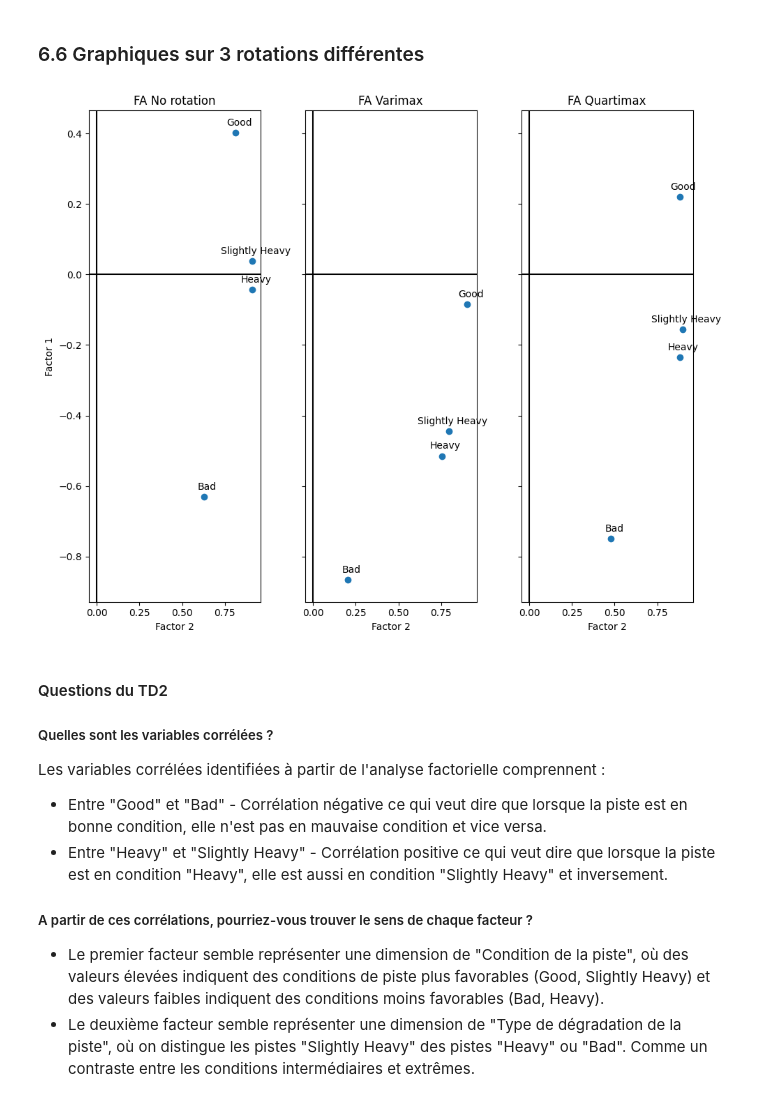
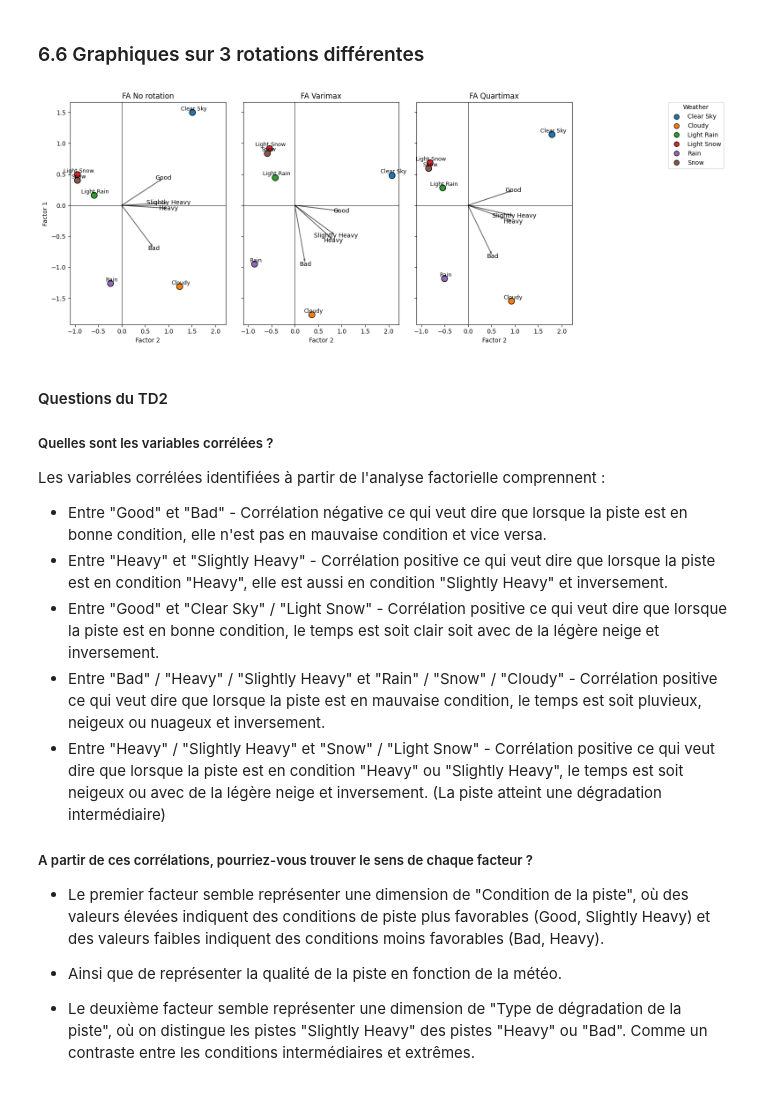
Before and after one commit to Arcthuruss/Glue-factory-analysis, a Jupyter notebook: Glue-Factory-Analysis.ipynb, the cells around one changed output. Cells and saved outputs as stored; diff of their text form; code cells hidden in the pictures.

Commit message:
Ajout conclu + update 3 axes pour ajouter météo et biplot des conditions

```diff
--- a/Glue-Factory-Analysis.ipynb
+++ b/Glue-Factory-Analysis.ipynb
@@ -588,32 +588,58 @@ Comme dit précédemment, on peut voir que la première composante explique une
 
 ### 6.6 Graphiques sur 3 rotations différentes
 # %%
-# Utiliser FactorAnalysis de scikitlearn
+import matplotlib.lines as mlines
+
 methods = [
     ("FA No rotation", FactorAnalysis(2,)),
     ("FA Varimax", FactorAnalysis(2, rotation="varimax")),
     ("FA Quartimax", FactorAnalysis(2, rotation="quartimax")),
 ]
-fig, axes = plt.subplots(ncols=3, figsize=(10, 8), sharex=True, sharey=True)
+
+labels_weather = list(X_scaled.index)
+labels_track = list(X_scaled.columns)
+
+# Palette pour la météo
+n = len(labels_weather)
+cmap = plt.get_cmap('tab10' if n <= 10 else 'tab20')
+colors = {lab: cmap(i % cmap.N) for i, lab in enumerate(labels_weather)}
+
+fig, axes = plt.subplots(ncols=3, figsize=(14, 6), sharex=True, sharey=True)
 
 for ax, (method, fa) in zip(axes, methods):
-    fa = fa.fit(X_scaled)
+    fa.fit(X_scaled)
 
+    # Coordonnées des météos (lignes)
+    transformed_weather = fa.transform(X_scaled)
+    # Coordonnées des conditions de piste (colonnes)
     components = fa.components_
-    ax.scatter(components[0,:], components[1, :])
-    ax.axhline(0, -1, 1, color='k')
-    ax.axvline(0, -1, 1, color='k')
-    for i,j, z in zip(components[0, :], components[1, :], X_scaled.columns):
-        ax.text(i+.02, j+.02, str(z), ha="center")
-    ax.set_title(str(method))
+
+    # Afficher les météos
+    for (x, y, label) in zip(transformed_weather[:, 0], transformed_weather[:, 1], labels_weather):
+        ax.scatter(x, y, s=100, color=colors[label], edgecolor='k', zorder=3)
+        ax.text(x + 0.03, y + 0.03, label, fontsize=9, ha="center")
+
+    # Afficher les conditions de piste
+    for i, j, z in zip(components[0, :], components[1, :], labels_track):
+        ax.arrow(0, 0, i, j, color='black', alpha=0.5, width=0.005, head_width=0.03, zorder=2)
+        ax.text(i * 1.1, j * 1.1, z, fontsize=10, color='black', ha="center", va="center")
+
+    # Habillage du graphique
+    ax.axhline(0, color='k', linewidth=0.7)
+    ax.axvline(0, color='k', linewidth=0.7)
+    ax.set_title(method)
     if ax.get_subplotspec().is_first_col():
         ax.set_ylabel("Factor 1")
     ax.set_xlabel("Factor 2")
 
-plt.tight_layout()
+# Légende commune
+legend_handles = [mlines.Line2D([], [], color=colors[label], marker='o', linestyle='None', markersize=8, markeredgecolor='k', label=label) for label in labels_weather]
+
+fig.legend(handles=legend_handles, title="Weather", bbox_to_anchor=(1.02, 0.95), loc='upper left')
+plt.tight_layout(rect=(0, 0, 0.88, 1))
 plt.show()
 # %% [output]
-[figure, old version]
+[figure, new version]
 # %% [markdown]
 #### Questions du TD2
 
@@ -622,9 +648,14 @@ plt.show()
 Les variables corrélées identifiées à partir de l'analyse factorielle comprennent :
 - Entre "Good" et "Bad" - Corrélation négative ce qui veut dire que lorsque la piste est en bonne condition, elle n'est pas en mauvaise condition et vice versa.
 - Entre "Heavy" et "Slightly Heavy" - Corrélation positive ce qui veut dire que lorsque la piste est en condition "Heavy", elle est aussi en condition "Slightly Heavy" et inversement.
+- Entre "Good" et "Clear Sky" / "Light Snow" - Corrélation positive ce qui veut dire que lorsque la piste est en bonne condition, le temps est soit clair soit avec de la légère neige et inversement.
+- Entre "Bad" / "Heavy" / "Slightly Heavy" et "Rain" / "Snow" / "Cloudy" - Corrélation positive ce qui veut dire que lorsque la piste est en mauvaise condition, le temps est soit pluvieux, neigeux ou nuageux et inversement.
+- Entre "Heavy" / "Slightly Heavy" et "Snow" / "Light Snow" - Corrélation positive ce qui veut dire que lorsque la piste est en condition "Heavy" ou "Slightly Heavy", le temps est soit neigeux ou avec de la légère neige et inversement. (La piste atteint une dégradation intermédiaire)
 
 ##### A partir de ces corrélations, pourriez-vous trouver le sens de chaque facteur ?
 - Le premier facteur semble représenter une dimension de "Condition de la piste", où des valeurs élevées indiquent des conditions de piste plus favorables (Good, Slightly Heavy) et des valeurs faibles indiquent des conditions moins favorables (Bad, Heavy).
+- Ainsi que de représenter la qualité de la piste en fonction de la météo.
+
 - Le deuxième facteur semble représenter une dimension de "Type de dégradation de la piste", où on distingue les pistes "Slightly Heavy" des pistes "Heavy" ou "Bad". Comme un contraste entre les conditions intermédiaires et extrêmes.
 # %% [markdown]
 ---
```
Also changed, not shown: parts of 2 cells of this notebook.
